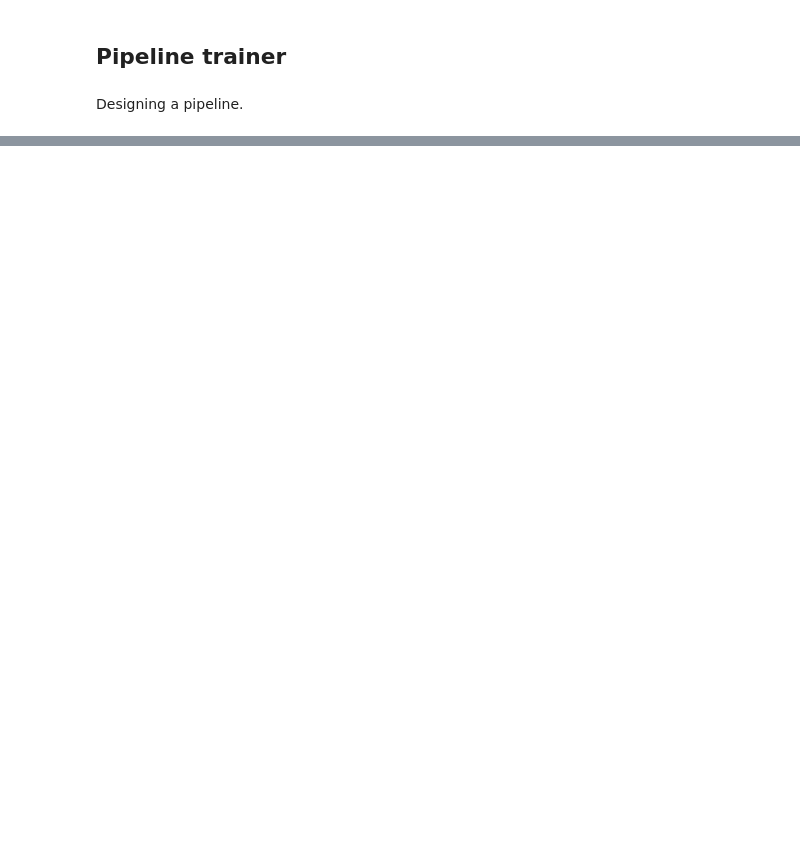
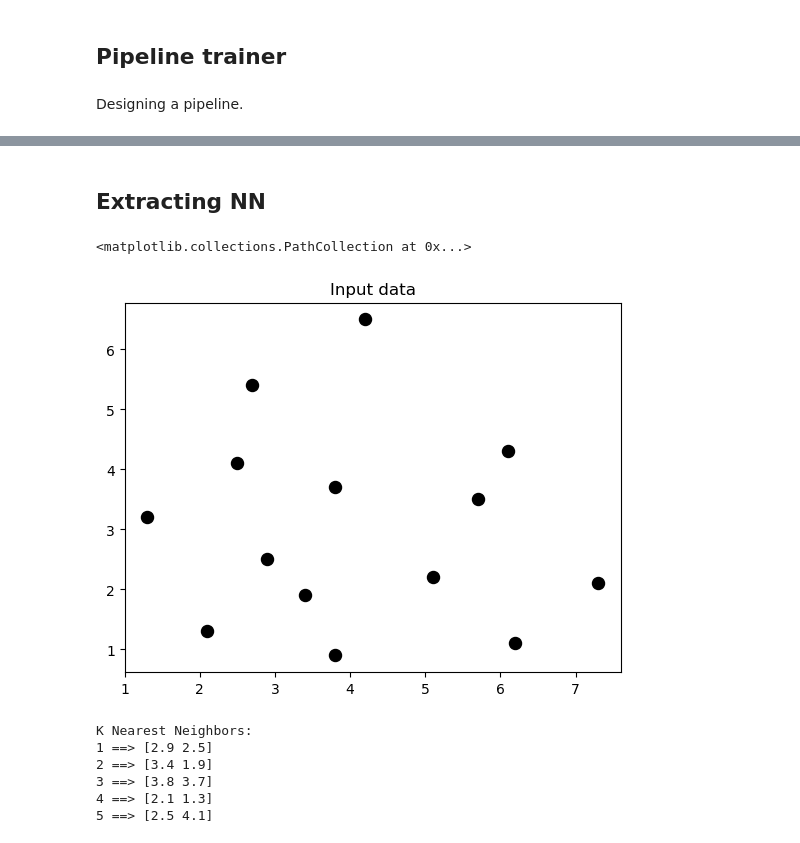
Before and after one commit to Amithmg6/project_recommand, a Jupyter notebook: aiwpy_chap5/pipeline_trainer_nb.ipynb, the cells around one changed output, grey strips where cells are left out. Drawn from its saved outputs; the diff is of its cells as text; code cells hidden in the pictures; blank space fills up the shorter version.

Commit message:
NN plots

```diff
--- a/aiwpy_chap5/pipeline_trainer_nb.ipynb
+++ b/aiwpy_chap5/pipeline_trainer_nb.ipynb
@@ -57,0 +123,7 @@ print("\nIndices of selected features:", ', '.join([str(x) for x in selected]))
+# %% [markdown]
+## Extracting NN
+# %%
+# Input data
+X = np.array([[2.1, 1.3], [1.3, 3.2], [2.9, 2.5], [2.7, 5.4], [3.8, 0.9],
+        [7.3, 2.1], [4.2, 6.5], [3.8, 3.7], [2.5, 4.1], [3.4, 1.9],
+        [5.7, 3.5], [6.1, 4.3], [5.1, 2.2], [6.2, 1.1]])
@@ -57,0 +136,8 @@ print("\nIndices of selected features:", ', '.join([str(x) for x in selected]))
+# %%
+# Plot input data
+plt.figure()
+plt.title('Input data')
+plt.scatter(X[:,0], X[:,1], marker='o', s=75, color='black')
+# %% [output]
+<matplotlib.collections.PathCollection at 0x...>
+[figure, added]
@@ -57,0 +148,12 @@ print("\nIndices of selected features:", ', '.join([str(x) for x in selected]))
+# %%
+# Print the 'k' nearest neighbors
+print("\nK Nearest Neighbors:")
+for rank, index in enumerate(indices[0][:k], start=1):
+    print(str(rank) + " ==>", X[index])
+# %% [output]
+K Nearest Neighbors:
+1 ==> [2.9 2.5]
+2 ==> [3.4 1.9]
+3 ==> [3.8 3.7]
+4 ==> [2.1 1.3]
+5 ==> [2.5 4.1]
```
Also changed, not shown: parts of 16 cells of this notebook.
